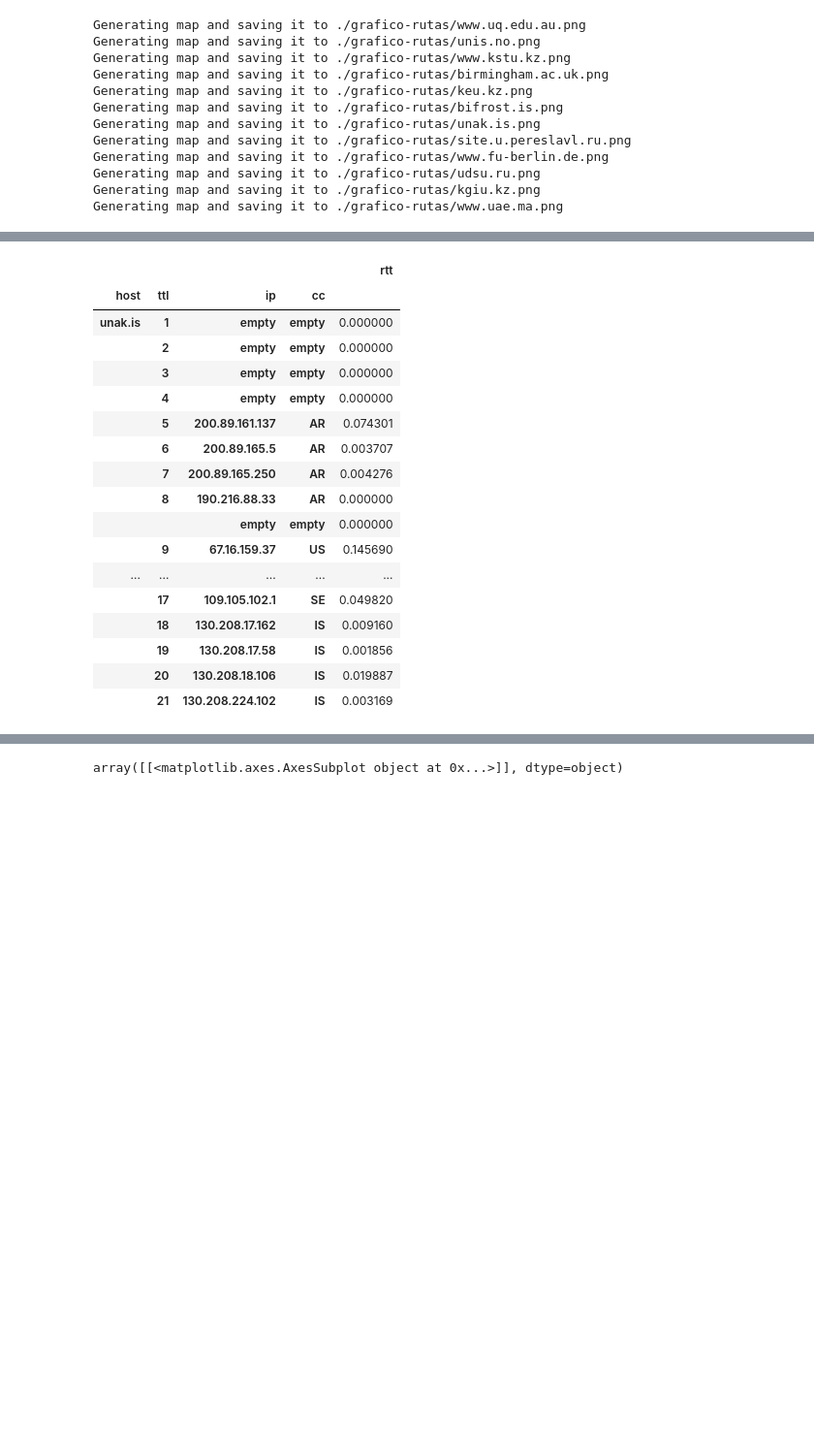
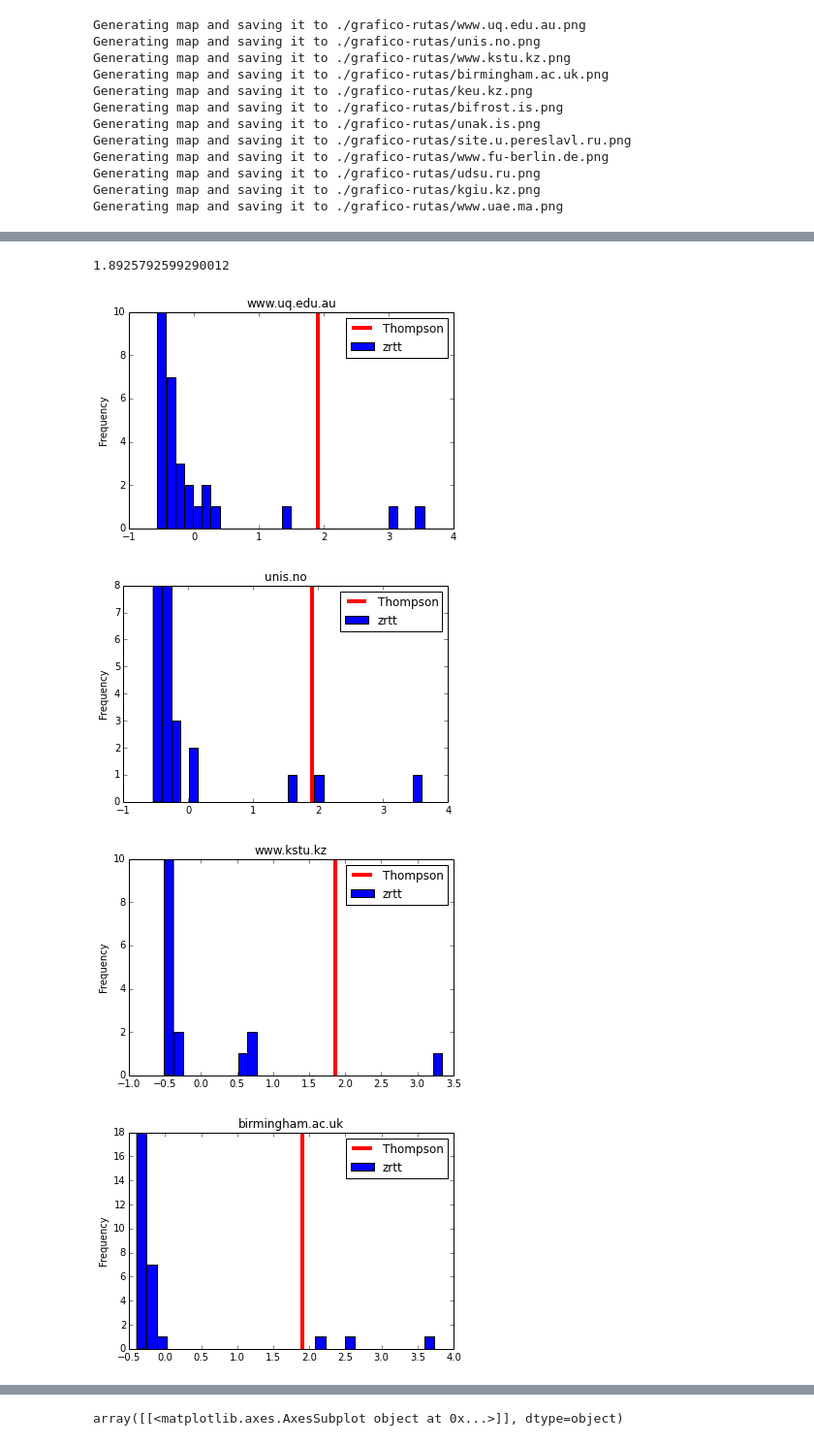
Before and after one commit to calasius/redes, a Jupyter notebook: tp2/calculate_route_outliers.ipynb, the cells around one changed output, grey strips where cells are left out. Shown: that part at 97% size. Saved outputs shown, nothing was run; the diff lists cells and outputs as text; code cells hidden in the pictures; blank space fills up the shorter version.

```diff
--- a/tp2/calculate_route_outliers.ipynb
+++ b/tp2/calculate_route_outliers.ipynb
@@ -163,7 +162,7 @@ def calculateOutliers(rtt_df):
     n = len(zrtt)
     thomson_value = modified_thompson(n)
     abszrtt = abs(zrtt)
-    return abszrtt[abszrtt['rtt'] > thomson_value], zrtt
+    return abszrtt[abszrtt['rtt'] > thomson_value], zrtt, thomson_value
 # %%
 def trace_route(hosts):
 
@@ -253,25 +252,26 @@ def readDataFrames():
     rtt_df_map = {}
     outliers_df_map = {}
     zrtt_df_map = {}
+    thompson_value_map = {}
 
     for host in listdir('./df-csv'):
         df = pd.read_csv('./df-csv/'+host, header=None, names=['host','ttl','i','ip','cc','rtt'])
         df_map[host] = df
         indexed = df.set_index(['host','ttl','i','ip','cc'])
         rtt_df = indexed.groupby(level=['host','ttl','ip','cc']).mean()
-        outliers_df, zrtt_df = calculateOutliers(rtt_df)
+        outliers_df, zrtt_df, thompson_value = calculateOutliers(rtt_df)
         outliers_df_map[host] = outliers_df
         zrtt_df_map[host] = zrtt_df
         rtt_df_map[host] = rtt_df
+        thompson_value_map[host] = thompson_value
 
-
-    return df_map, rtt_df_map, outliers_df_map, zrtt_df_map
+    return df_map, rtt_df_map, outliers_df_map, zrtt_df_map, thompson_value_map
 # %%
 def graficarTodasLasCorridas(df_map):
     for host in df_map:
         graficar_ruta(route(df_map[host]), './grafico-rutas/'+host+'.png')
 # %%
-df_map, rtt_df_map, outliers_df_map, zrtt_df_map = readDataFrames()
+df_map, rtt_df_map, outliers_df_map, zrtt_df_map, thompson_value_map = readDataFrames()
 # %%
 graficarTodasLasCorridas(df_map)
 # %% [output]
@@ -290,21 +322,20 @@ Generating map and saving it to ./grafico-rutas/www.uae.ma.png
 # %%
-rtt_df_map['unak.is']
+thompson_value_map['unak.is']
 # %% [output]
-|  |  |  |  | rtt |
-| host | ttl | ip | cc |  |
-| unak.is | 1 | empty | empty | 0.000000 |
-|  | 2 | empty | empty | 0.000000 |
-|  | 3 | empty | empty | 0.000000 |
-|  | 4 | empty | empty | 0.000000 |
-|  | 5 | 200.89.161.137 | AR | 0.074301 |
-|  | 6 | 200.89.165.5 | AR | 0.003707 |
-|  | 7 | 200.89.165.250 | AR | 0.004276 |
-|  | 8 | 190.216.88.33 | AR | 0.000000 |
-|  |  | empty | empty | 0.000000 |
-|  | 9 | 67.16.159.37 | US | 0.145690 |
-| ... | ... | ... | ... | ... |
-|  | 17 | 109.105.102.1 | SE | 0.049820 |
-|  | 18 | 130.208.17.162 | IS | 0.009160 |
-|  | 19 | 130.208.17.58 | IS | 0.001856 |
-|  | 20 | 130.208.18.106 | IS | 0.019887 |
-|  | 21 | 130.208.224.102 | IS | 0.003169 |
+1.8925792599290012
+# %%
+def generarHistogramas():
+    for host in zrtt_df_map:
+        v = zrtt_df_map[host].plot(kind='hist', bins=30, title=host)
+        l = v.axvline(x=thompson_value_map[host], linewidth=4, color='r')
+        lines, labels = v.get_legend_handles_labels()
+        labels.append('Thomson')
+        v.legend(['Thompson', 'zrtt'])
+        plt.savefig('./histogramas_thompson/'+host+'.png', dpi=300, bbox_inches='tight')
+# %%
+generarHistogramas()
+# %% [output]
+[figure, added]
+[figure, added]
+[figure, added]
+[figure, added]
```
Also changed, not shown: parts of 7 cells of this notebook, 25 other files.
